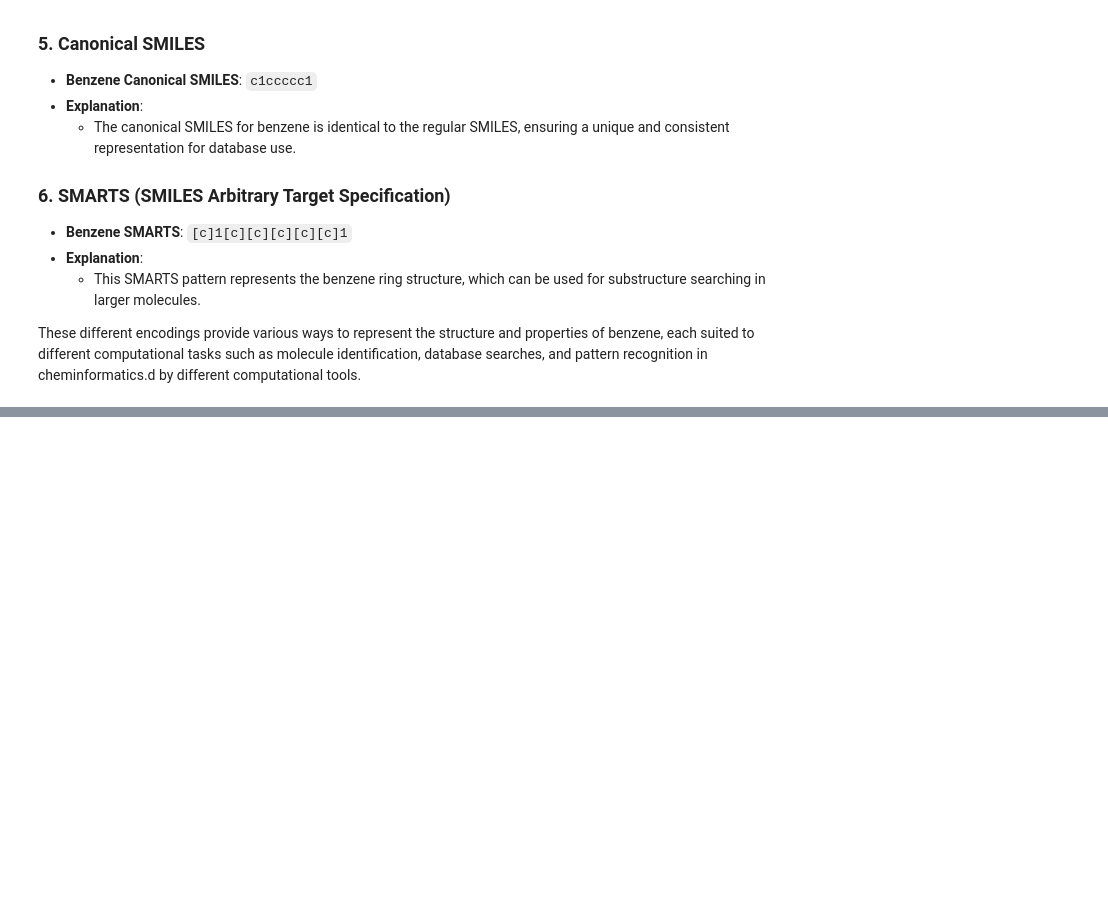
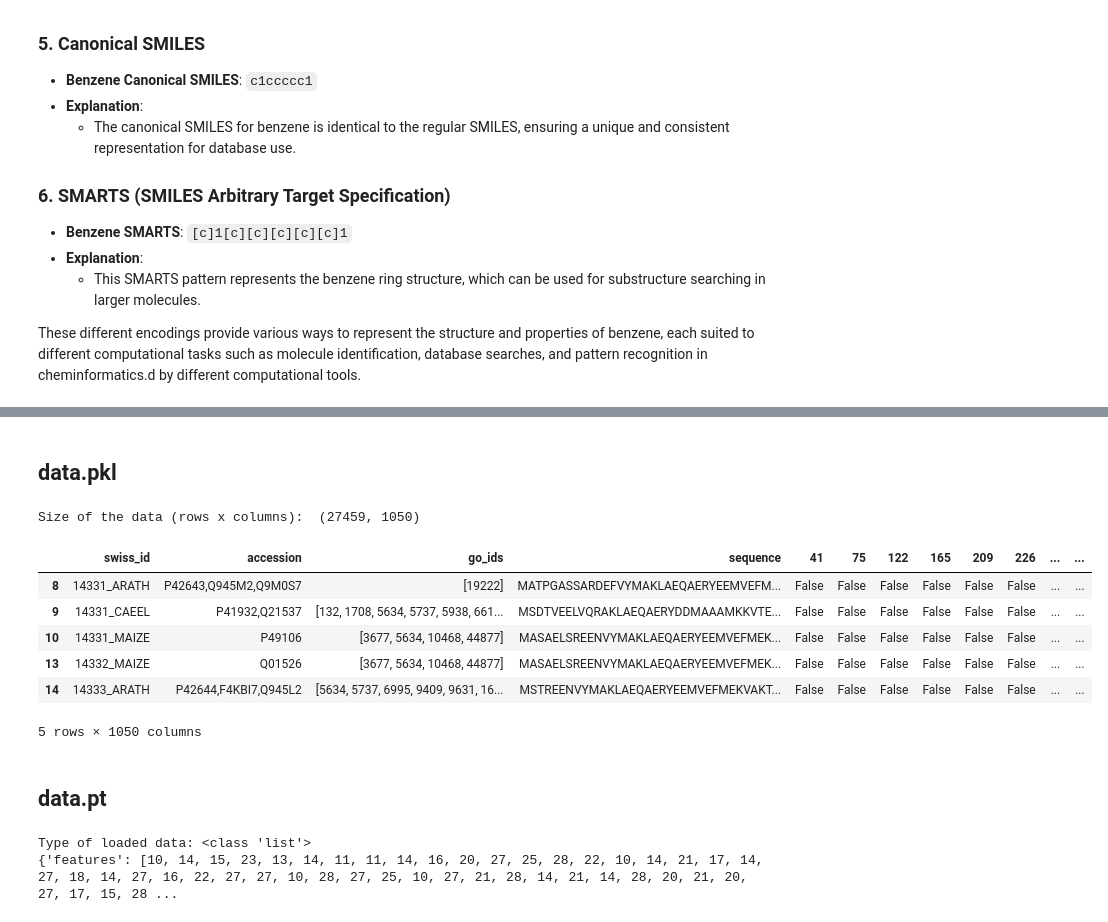
Before and after one commit to ChEB-AI/python-chebai, a Jupyter notebook: data_exploration.ipynb, the cells around one changed output, grey strips where cells are left out. Cells and saved outputs as stored; diff of their text form; code cells hidden in the pictures; blank space fills up the shorter version.

Commit message:
add info related to protein dataset

```diff
--- a/data_exploration.ipynb
+++ b/data_exploration.ipynb
@@ -391,0 +457,25 @@ These different encodings provide various ways to represent the structure and pr
+# %% [markdown]
+## data.pkl
+# %%
+pkl_df = pd.DataFrame(pd.read_pickle(r"data/GO_UniProt/GO250_BP/processed/data.pkl"))
+print("Size of the data (rows x columns): ", pkl_df.shape)
+pkl_df.head()
+# %% [output]
+Size of the data (rows x columns):  (27459, 1050)
+|  | swiss_id | accession | go_ids | sequence | 41 | 75 | 122 | 165 | 209 | 226 | ... | ... |
+| 8 | 14331_ARATH | P42643,Q945M2,Q9M0S7 | [19222] | MATPGASSARDEFVYMAKLAEQAERYEEMVEFM... | False | False | False | False | False | False | ... | ... |
+| 9 | 14331_CAEEL | P41932,Q21537 | [132, 1708, 5634, 5737, 5938, 661... | MSDTVEELVQRAKLAEQAERYDDMAAAMKKVTE... | False | False | False | False | False | False | ... | ... |
+| 10 | 14331_MAIZE | P49106 | [3677, 5634, 10468, 44877] | MASAELSREENVYMAKLAEQAERYEEMVEFMEK... | False | False | False | False | False | False | ... | ... |
+| 13 | 14332_MAIZE | Q01526 | [3677, 5634, 10468, 44877] | MASAELSREENVYMAKLAEQAERYEEMVEFMEK... | False | False | False | False | False | False | ... | ... |
+| 14 | 14333_ARATH | P42644,F4KBI7,Q945L2 | [5634, 5737, 6995, 9409, 9631, 16... | MSTREENVYMAKLAEQAERYEEMVEFMEKVAKT... | False | False | False | False | False | False | ... | ... |
+5 rows × 1050 columns
+# %% [markdown]
+## data.pt
+# %%
+data_pt = torch.load(r"data/GO_UniProt/GO250_BP/processed/protein_token/data.pt")
+print("Type of loaded data:", type(data_pt))
+for i in range(1):
+    print(data_pt[i])
+# %% [output]
+Type of loaded data: <class 'list'>
+{'features': [10, 14, 15, 23, 13, 14, 11, 11, 14, 16, 20, 27, 25, 28, 22, 10, 14, 21, 17, 14, 27, 18, 14, 27, 16, 22, 27, 27, 10, 28, 27, 25, 10, 27, 21, 28, 14, 21, 14, 28, 20, 21, 20, 27, 17, 15, 28 ...
```
Also changed, not shown: parts of 5 cells of this notebook.
